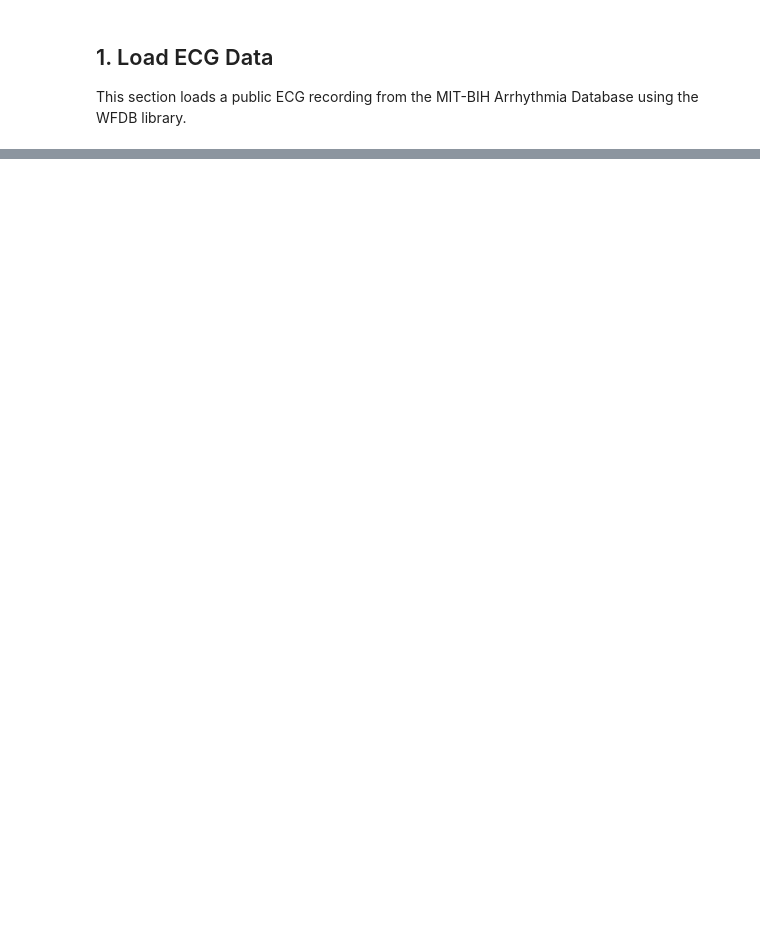
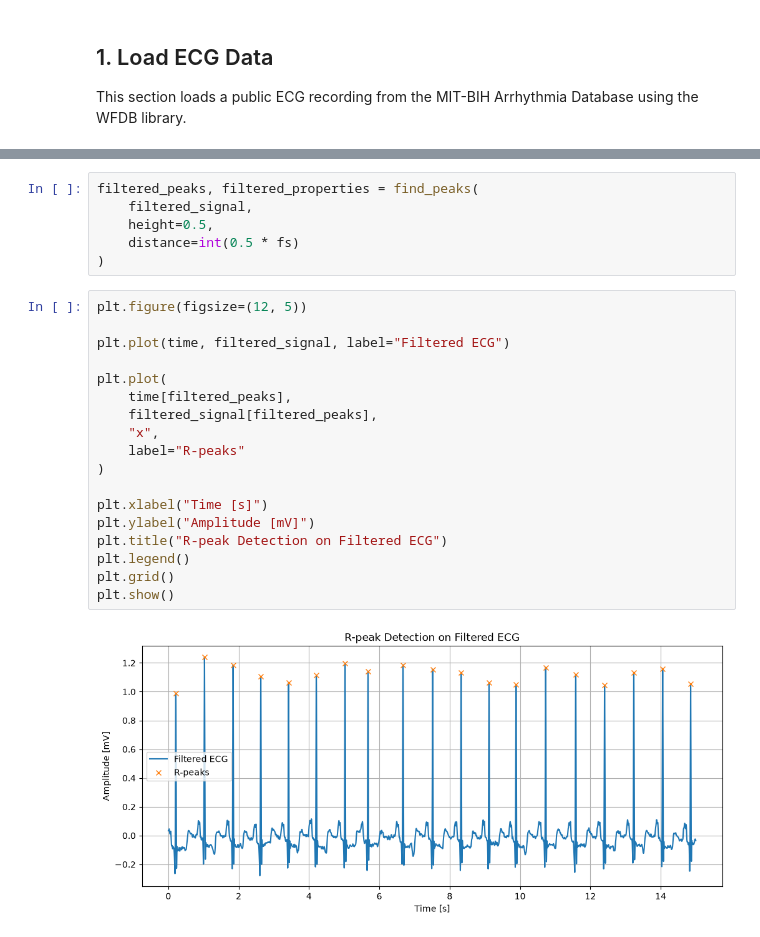
Before and after one commit to vhancajimal/ecg-signal-processing, a Jupyter notebook: notebooks/01_ecg_visualization.ipynb, the cells around one changed output, grey strips where cells are left out. Drawn from its saved outputs; the diff is of its cells as text; blank space fills up the shorter version.

```diff
--- a/notebooks/01_ecg_visualization.ipynb
+++ b/notebooks/01_ecg_visualization.ipynb
@@ -145,0 +106,26 @@ Future improvements may include:
+# %%
+filtered_peaks, filtered_properties = find_peaks(
+    filtered_signal,
+    height=0.5,
+    distance=int(0.5 * fs)
+)
+# %%
+plt.figure(figsize=(12, 5))
+
+plt.plot(time, filtered_signal, label="Filtered ECG")
+
+plt.plot(
+    time[filtered_peaks],
+    filtered_signal[filtered_peaks],
+    "x",
+    label="R-peaks"
+)
+
+plt.xlabel("Time [s]")
+plt.ylabel("Amplitude [mV]")
+plt.title("R-peak Detection on Filtered ECG")
+plt.legend()
+plt.grid()
+plt.show()
+# %% [output]
+[figure, added]
```
Also changed, not shown: parts of 29 cells of this notebook, 1 other file.
